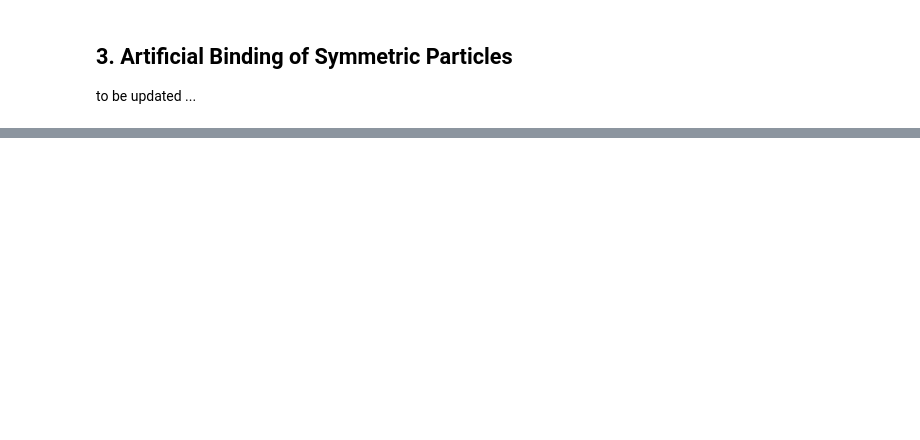
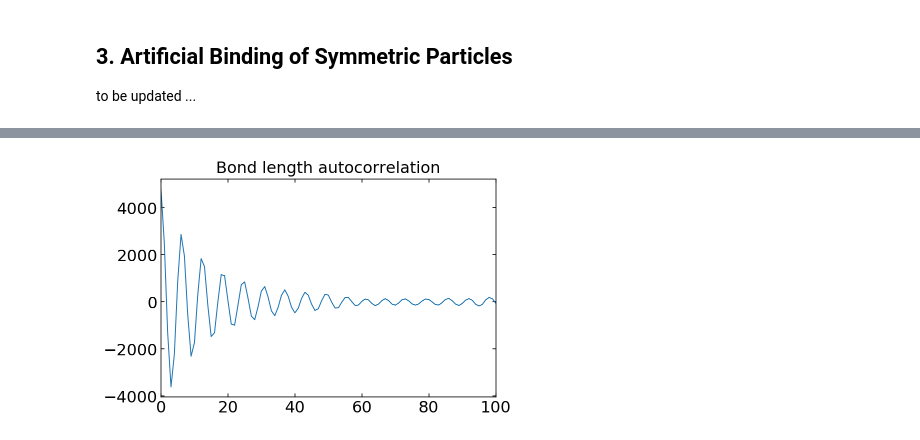
Before and after one commit to Molecular-Nanophotonics/Photon-Nudging, a Jupyter notebook: Photon Nudging.ipynb, the cells around one changed output, grey strips where cells are left out. Drawn from its saved outputs; the diff is of its cells as text; code cells hidden in the pictures; blank space fills up the shorter version.

```diff
--- a/Photon Nudging.ipynb
+++ b/Photon Nudging.ipynb
@@ -602,0 +720,7 @@ to be updated ...
+# %%
+plt.plot(bond_fluctuation[int(bond_fluctuation.size/2):])
+plt.title('Bond length autocorrelation')
+plt.xlim(0,100)
+plt.show()
+# %% [output]
+[figure, added]
```
Also changed, not shown: parts of 14 cells of this notebook.
